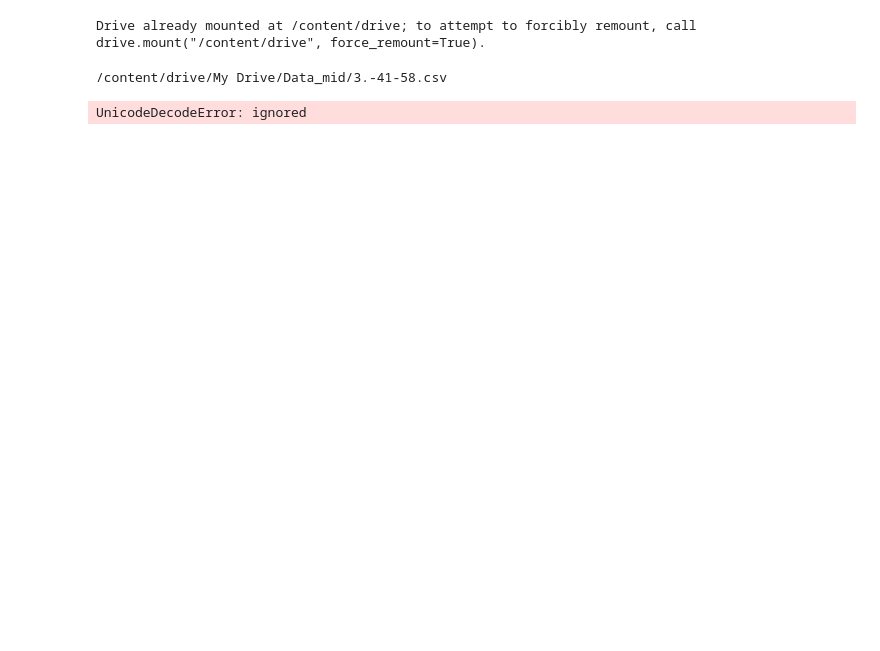
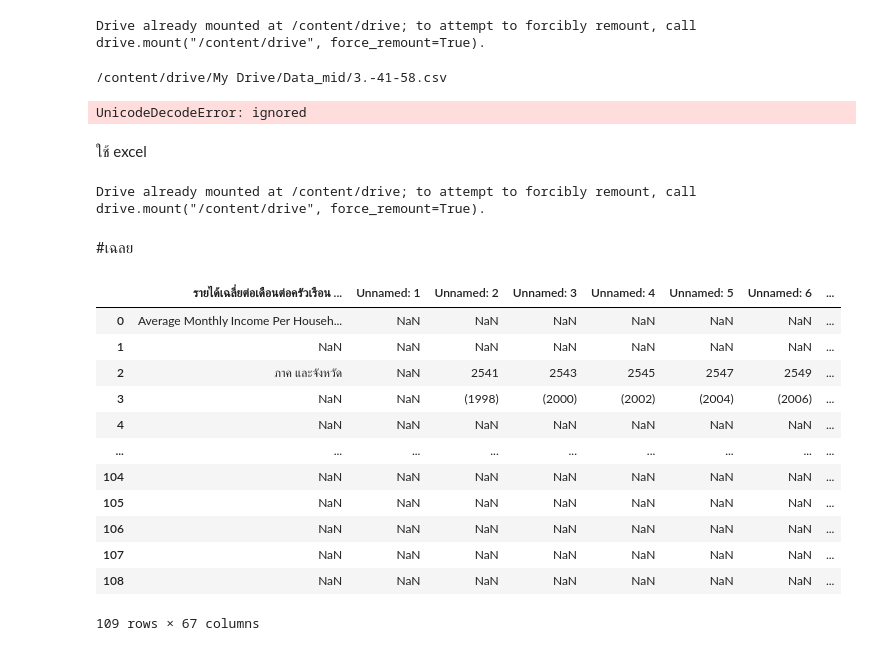
Before and after one commit to waraporn19/KKU_data_mining, a Jupyter notebook: Quiz2.ipynb, the cells around one changed output. Drawn from its saved outputs; the diff is of its cells as text; code cells hidden in the pictures; blank space fills up the shorter version.

Commit message:
เฉลย Quiz 2  เอาตารางเข้า

```diff
--- a/Quiz2.ipynb
+++ b/Quiz2.ipynb
@@ -22,2 +22,10 @@ d2
 # %% [output]
 UnicodeDecodeError: ignored
+# %% [markdown]
+ใช้ excel
+# %%
+import pandas as pd #เรียกใช้ packet ชื่อว่า pandas แล้วเปลี่ยนเป็น pd
+from google.colab import drive
+drive.mount('/content/drive')
+# %% [output]
+Drive already mounted at /content/drive; to attempt to forcibly remount, call drive.mount("/content/drive", force_remount=True).
@@ -23,0 +34,2 @@ UnicodeDecodeError: ignored
+# %% [markdown]
+#เฉลย
@@ -23,0 +38,17 @@ UnicodeDecodeError: ignored
+# %%
+data_csv = pd.read_csv('3.-41-58.csv', encoding='iso-8859-11')#encoding ใช้อ่านไฟล์ภาษาไทย
+data_csv.iloc[:10,:] #ดูตั้งแต่หัวตารางลงมา
+# %% [output]
+|  | รายได้เฉลี่ยต่อเดือนต่อครัวเรือน ... | Unnamed: 1 | Unnamed: 2 | Unnamed: 3 | Unnamed: 4 | Unnamed: 5 | Unnamed: 6 | ... |
+| 0 | Average Monthly Income Per Househ... | NaN | NaN | NaN | NaN | NaN | NaN | ... |
+| 1 | NaN | NaN | NaN | NaN | NaN | NaN | NaN | ... |
+| 2 | ภาค และจังหวัด | NaN | 2541 | 2543 | 2545 | 2547 | 2549 | ... |
+| 3 | NaN | NaN | (1998) | (2000) | (2002) | (2004) | (2006) | ... |
+| 4 | NaN | NaN | NaN | NaN | NaN | NaN | NaN | ... |
+| ... | ... | ... | ... | ... | ... | ... | ... | ... |
+| 104 | NaN | NaN | NaN | NaN | NaN | NaN | NaN | ... |
+| 105 | NaN | NaN | NaN | NaN | NaN | NaN | NaN | ... |
+| 106 | NaN | NaN | NaN | NaN | NaN | NaN | NaN | ... |
+| 107 | NaN | NaN | NaN | NaN | NaN | NaN | NaN | ... |
+| 108 | NaN | NaN | NaN | NaN | NaN | NaN | NaN | ... |
+109 rows × 67 columns
```
Also changed, not shown: parts of 6 cells of this notebook.
